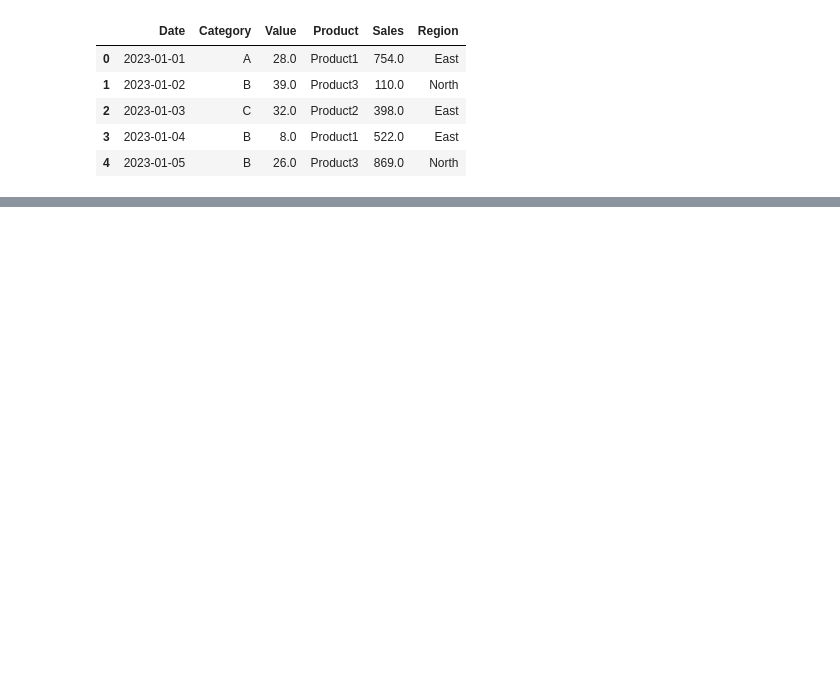
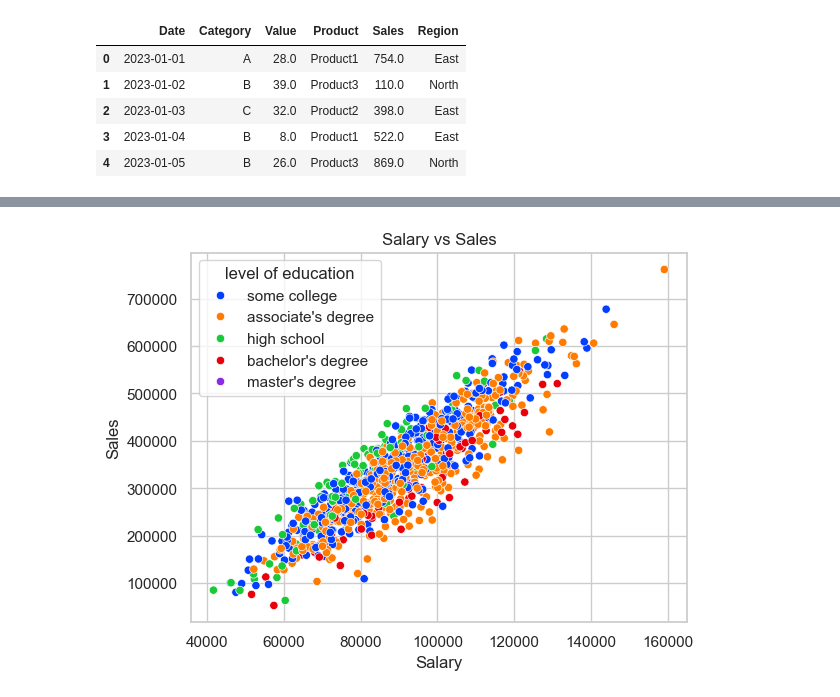
Before and after one commit to rashidul738/Data-Analysis-A-Z, a Jupyter notebook: data_analysis_with_python/Seaborn_Data_Visualization.ipynb, the cells around one changed output, grey strips where cells are left out. Cells and saved outputs as stored; diff of their text form; code cells hidden in the pictures; blank space fills up the shorter version.

```diff
--- a/data_analysis_with_python/Seaborn_Data_Visualization.ipynb
+++ b/data_analysis_with_python/Seaborn_Data_Visualization.ipynb
@@ -128,0 +169,9 @@ plt.show()
+# %%
+# plt.figure(figsize=(12,4), dpi=300)
+sns.scatterplot(data = df, x = 'salary', y='sales', hue = 'level of education', palette = "bright")
+plt.title('Salary vs Sales')
+plt.xlabel('Salary')
+plt.ylabel('Sales')
+plt.show()
+# %% [output]
+[figure, added]
```
Also changed, not shown: parts of 30 cells of this notebook, 1 other file.
